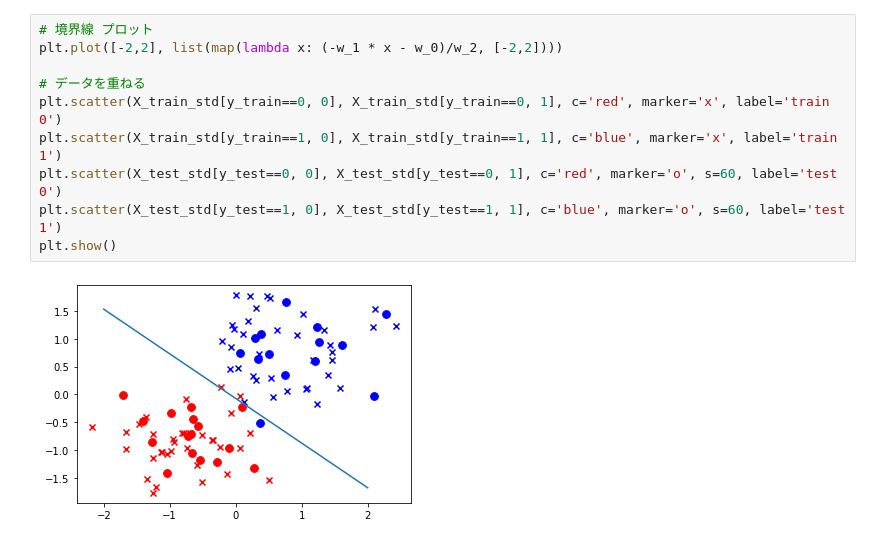
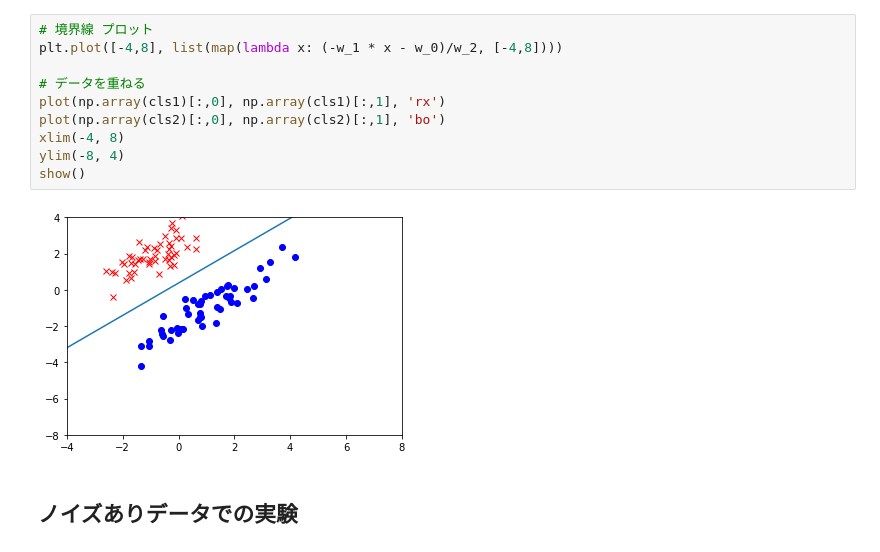
Before and after one commit to peisuke/ml-works, a Jupyter notebook: 3/3_3.ipynb, the cells around one changed output. Cells and saved outputs as stored; diff of their text form.

```diff
--- a/3/3_3.ipynb
+++ b/3/3_3.ipynb
@@ -71,12 +71,14 @@ print(w_0, w_1, w_2)
-# %%
-# 境界線 プロット
-plt.plot([-2,2], list(map(lambda x: (-w_1 * x - w_0)/w_2, [-2,2])))
-
-# データを重ねる
-plt.scatter(X_train_std[y_train==0, 0], X_train_std[y_train==0, 1], c='red', marker='x', label='train 0')
-plt.scatter(X_train_std[y_train==1, 0], X_train_std[y_train==1, 1], c='blue', marker='x', label='train 1')
-plt.scatter(X_test_std[y_test==0, 0], X_test_std[y_test==0, 1], c='red', marker='o', s=60, label='test 0')
-plt.scatter(X_test_std[y_test==1, 0], X_test_std[y_test==1, 1], c='blue', marker='o', s=60, label='test 1')
-plt.show()
-# %% [output]
-[figure, removed]
+# %%
+# 境界線 プロット
+plt.plot([-4,8], list(map(lambda x: (-w_1 * x - w_0)/w_2, [-4,8])))
+
+# データを重ねる
+plot(np.array(cls1)[:,0], np.array(cls1)[:,1], 'rx')
+plot(np.array(cls2)[:,0], np.array(cls2)[:,1], 'bo')
+xlim(-4, 8)
+ylim(-8, 4)
+show()
+# %% [output]
+[figure, added]
+# %% [markdown]
+## ノイズありデータでの実験
```
Also changed, not shown: parts of 16 cells of this notebook.
